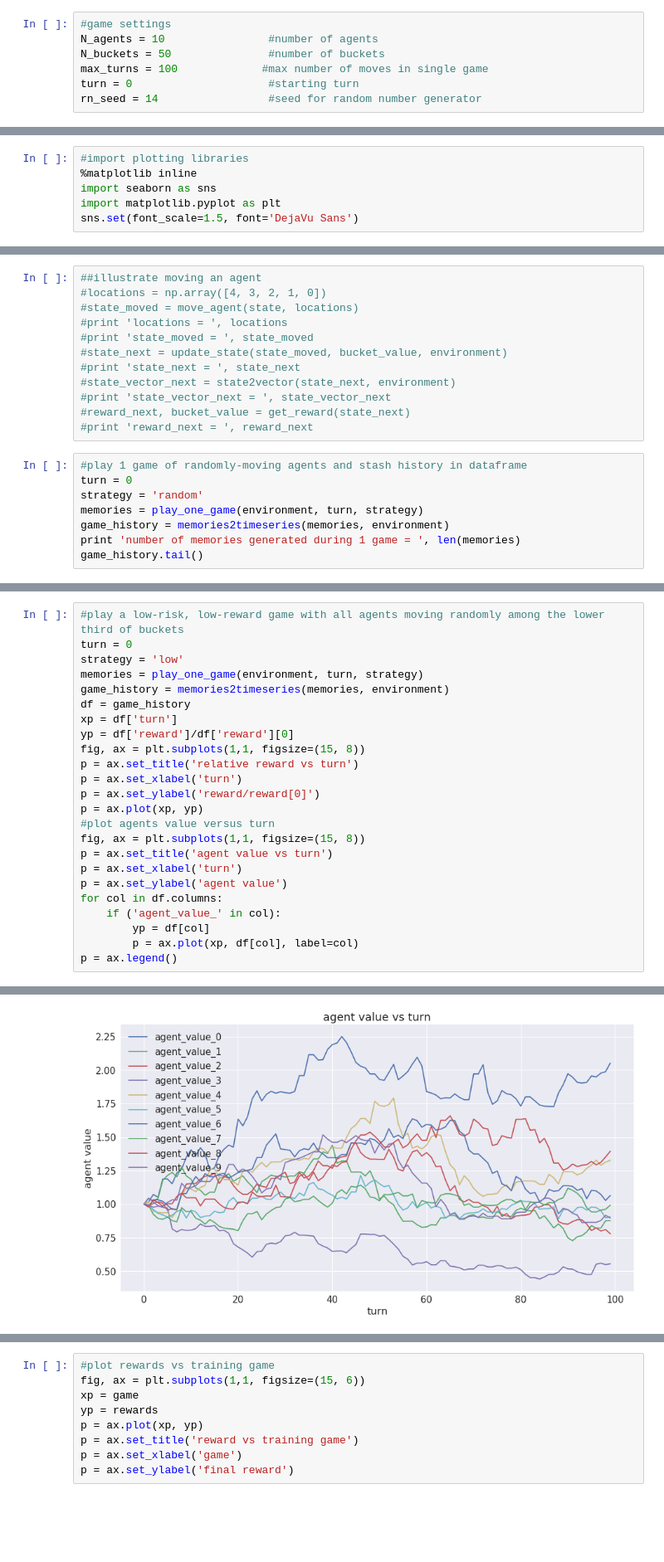
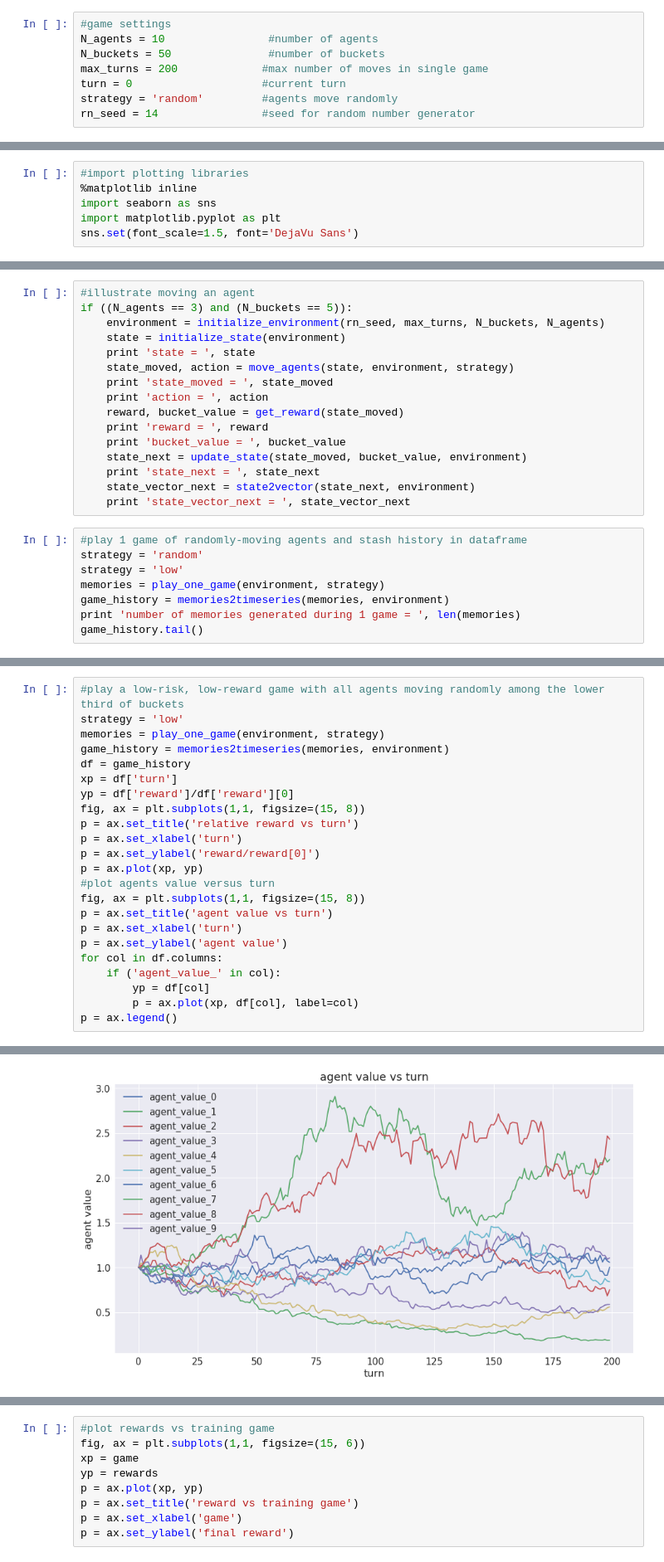
Before and after one commit to joehahn/multi-agent-explore, a Jupyter notebook: multi_agent.ipynb, the cells around one changed output, grey strips where cells are left out. Shown at 83% size. Drawn from its saved outputs; the diff is of its cells as text; blank space fills up the shorter version.

Commit message:
actions

```diff
--- a/multi_agent.ipynb
+++ b/multi_agent.ipynb
@@ -10,9 +10,10 @@
 #game settings
 N_agents = 10                #number of agents
 N_buckets = 50               #number of buckets
-max_turns = 100             #max number of moves in single game
-turn = 0                     #starting turn
-rn_seed = 14                 #seed for random number generator
+max_turns = 200             #max number of moves in single game
+turn = 0                    #current turn
+strategy = 'random'         #agents move randomly
+rn_seed = 14                #seed for random number generator
 # %%
 #import game
 from multi_agent import *
@@ -57,21 +60,25 @@ environment =  {'max_turns': 100, 'rn_seed': 14, 'N_agents': 10, 'bucket_params'
 game_state =  running
 # %%
-##illustrate moving an agent
-#locations = np.array([4, 3, 2, 1, 0])
-#state_moved = move_agent(state, locations)
-#print 'locations = ', locations
-#print 'state_moved = ', state_moved
-#state_next = update_state(state_moved, bucket_value, environment)
-#print 'state_next = ', state_next
-#state_vector_next = state2vector(state_next, environment)
-#print 'state_vector_next = ', state_vector_next
-#reward_next, bucket_value = get_reward(state_next)
-#print 'reward_next = ', reward_next
+#illustrate moving an agent
+if ((N_agents == 3) and (N_buckets == 5)):
+    environment = initialize_environment(rn_seed, max_turns, N_buckets, N_agents)
+    state = initialize_state(environment)
+    print 'state = ', state
+    state_moved, action = move_agents(state, environment, strategy)
+    print 'state_moved = ', state_moved
+    print 'action = ', action
+    reward, bucket_value = get_reward(state_moved)
+    print 'reward = ', reward
+    print 'bucket_value = ', bucket_value
+    state_next = update_state(state_moved, bucket_value, environment)
+    print 'state_next = ', state_next
+    state_vector_next = state2vector(state_next, environment)
+    print 'state_vector_next = ', state_vector_next
 # %%
 #play 1 game of randomly-moving agents and stash history in dataframe
-turn = 0
 strategy = 'random'
-memories = play_one_game(environment, turn, strategy)
+strategy = 'low'
+memories = play_one_game(environment, strategy)
 game_history = memories2timeseries(memories, environment)
 print 'number of memories generated during 1 game = ', len(memories)
 game_history.tail()
@@ -109,8 +116,7 @@ p = ax.legend()
 # %%
 #play a low-risk, low-reward game with all agents moving randomly among the lower third of buckets
-turn = 0
 strategy = 'low'
-memories = play_one_game(environment, turn, strategy)
+memories = play_one_game(environment, strategy)
 game_history = memories2timeseries(memories, environment)
 df = game_history
 xp = df['turn']
@@ -135,3 +141,3 @@ p = ax.legend()
-[figure, old version]
+[figure, new version]
 # %%
 #play a medium-risk, medium-reward game with all agents moving randomly among the middle third of buckets
```
Also changed, not shown: parts of 17 cells of this notebook, 1 other file.
